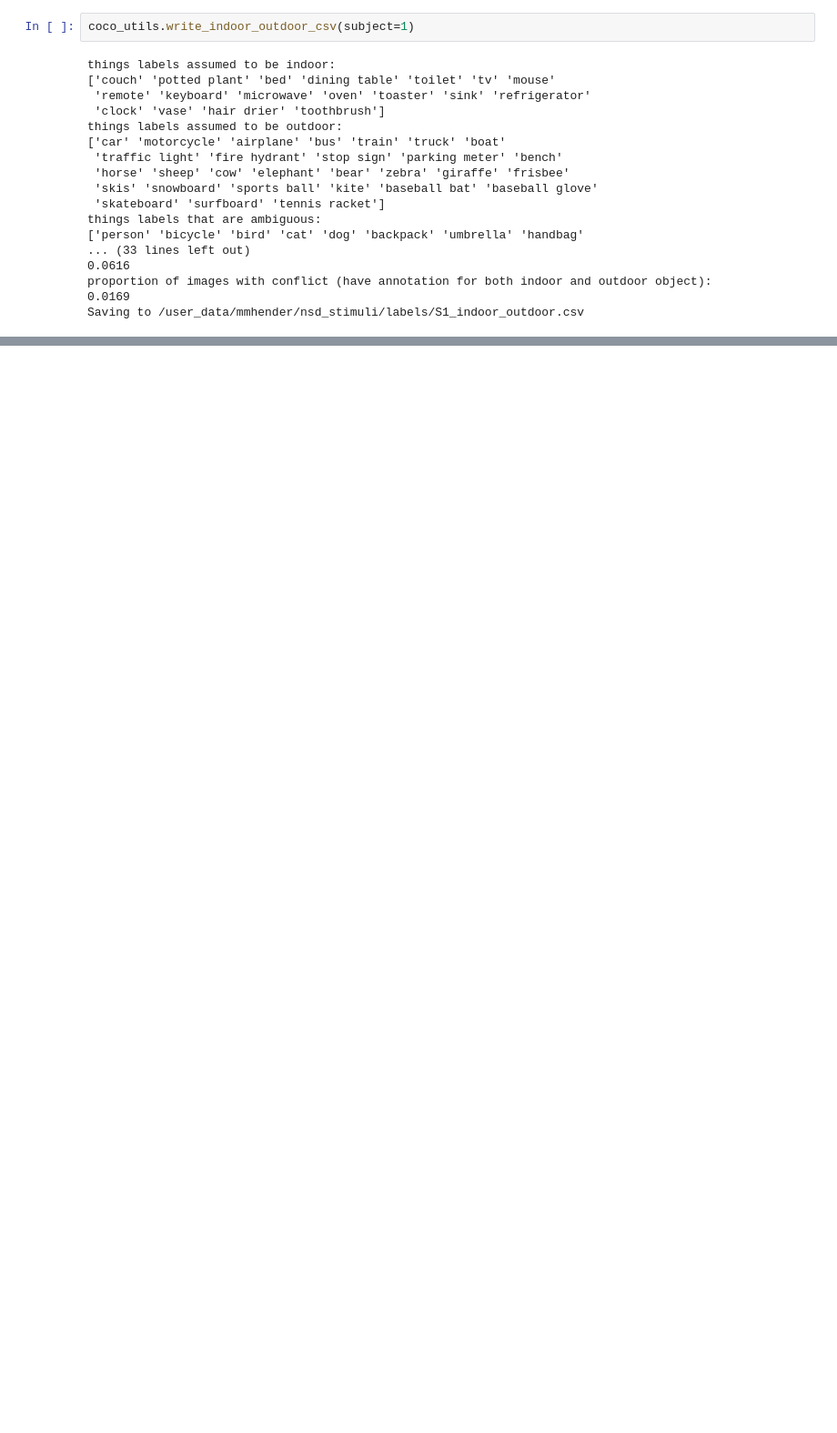
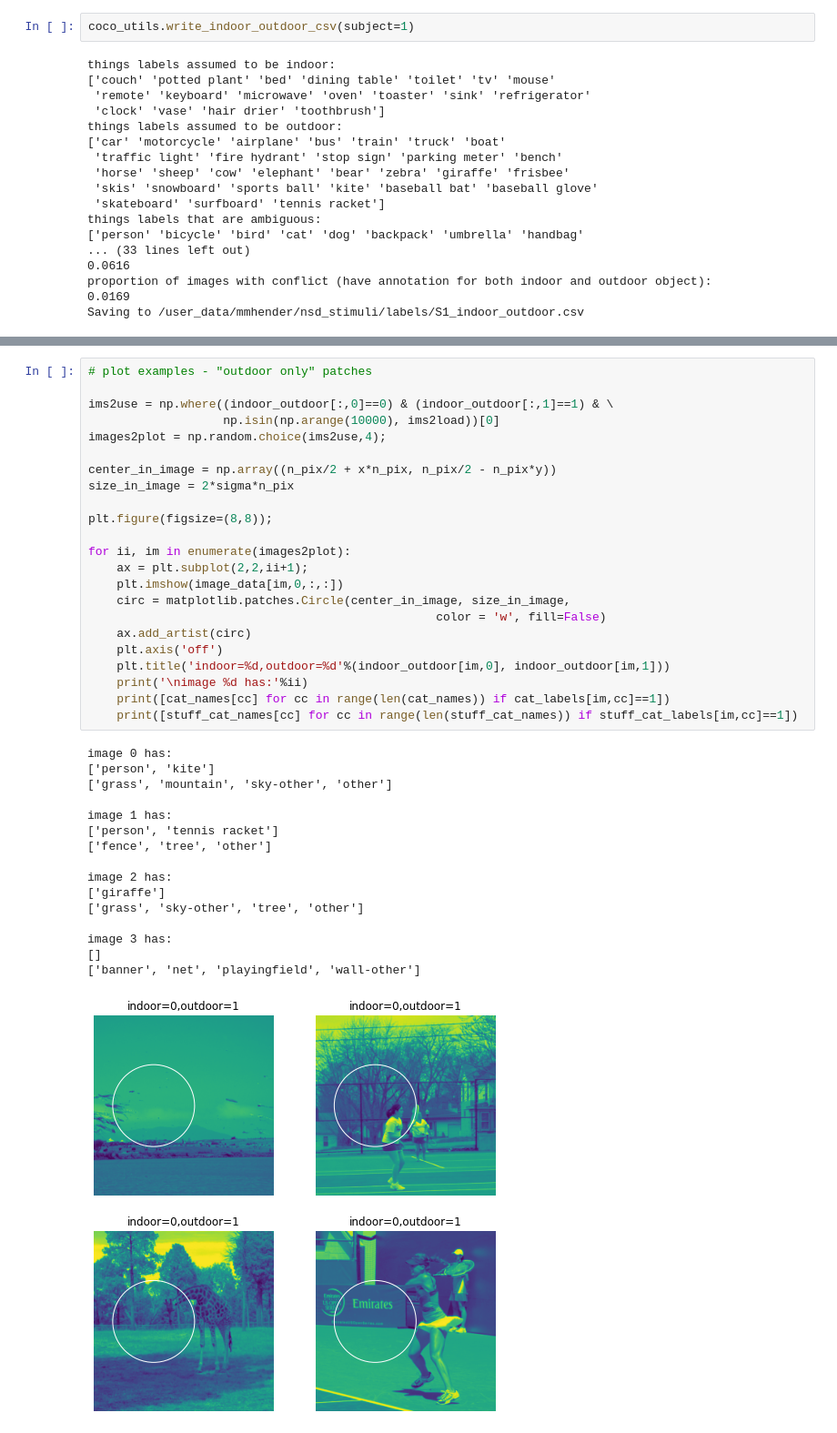
Before and after one commit to mmhenderson/modfit, a Jupyter notebook: notebooks/other_analyses/test_indoor_outdoor_labeling.ipynb, the cells around one changed output, grey strips where cells are left out. Shown at 91% size. Cells and saved outputs as stored; diff of their text form; blank space fills up the shorter version.

```diff
--- a/notebooks/other_analyses/test_indoor_outdoor_labeling.ipynb
+++ b/notebooks/other_analyses/test_indoor_outdoor_labeling.ipynb
@@ -65,0 +170,40 @@ stuff_cat_objects, stuff_cat_names, stuff_cat_ids, stuff_supcat_names, stuff_ids
+# %%
+# plot examples - "outdoor only" patches
+
+ims2use = np.where((indoor_outdoor[:,0]==0) & (indoor_outdoor[:,1]==1) & \
+                   np.isin(np.arange(10000), ims2load))[0]
+images2plot = np.random.choice(ims2use,4);
+
+center_in_image = np.array((n_pix/2 + x*n_pix, n_pix/2 - n_pix*y))
+size_in_image = 2*sigma*n_pix
+
+plt.figure(figsize=(8,8));
+
+for ii, im in enumerate(images2plot):
+    ax = plt.subplot(2,2,ii+1);
+    plt.imshow(image_data[im,0,:,:])
+    circ = matplotlib.patches.Circle(center_in_image, size_in_image,
+                                                 color = 'w', fill=False)
+    ax.add_artist(circ)
+    plt.axis('off')
+    plt.title('indoor=%d,outdoor=%d'%(indoor_outdoor[im,0], indoor_outdoor[im,1]))
+    print('\nimage %d has:'%ii)
+    print([cat_names[cc] for cc in range(len(cat_names)) if cat_labels[im,cc]==1])
+    print([stuff_cat_names[cc] for cc in range(len(stuff_cat_names)) if stuff_cat_labels[im,cc]==1])
+# %% [output]
+image 0 has:
+['person', 'kite']
+['grass', 'mountain', 'sky-other', 'other']
+
+image 1 has:
+['person', 'tennis racket']
+['fence', 'tree', 'other']
+
+image 2 has:
+['giraffe']
+['grass', 'sky-other', 'tree', 'other']
+
+image 3 has:
+[]
+['banner', 'net', 'playingfield', 'wall-other']
+[figure, added]
```
Also changed, not shown: parts of 17 cells of this notebook, 8 other files.
